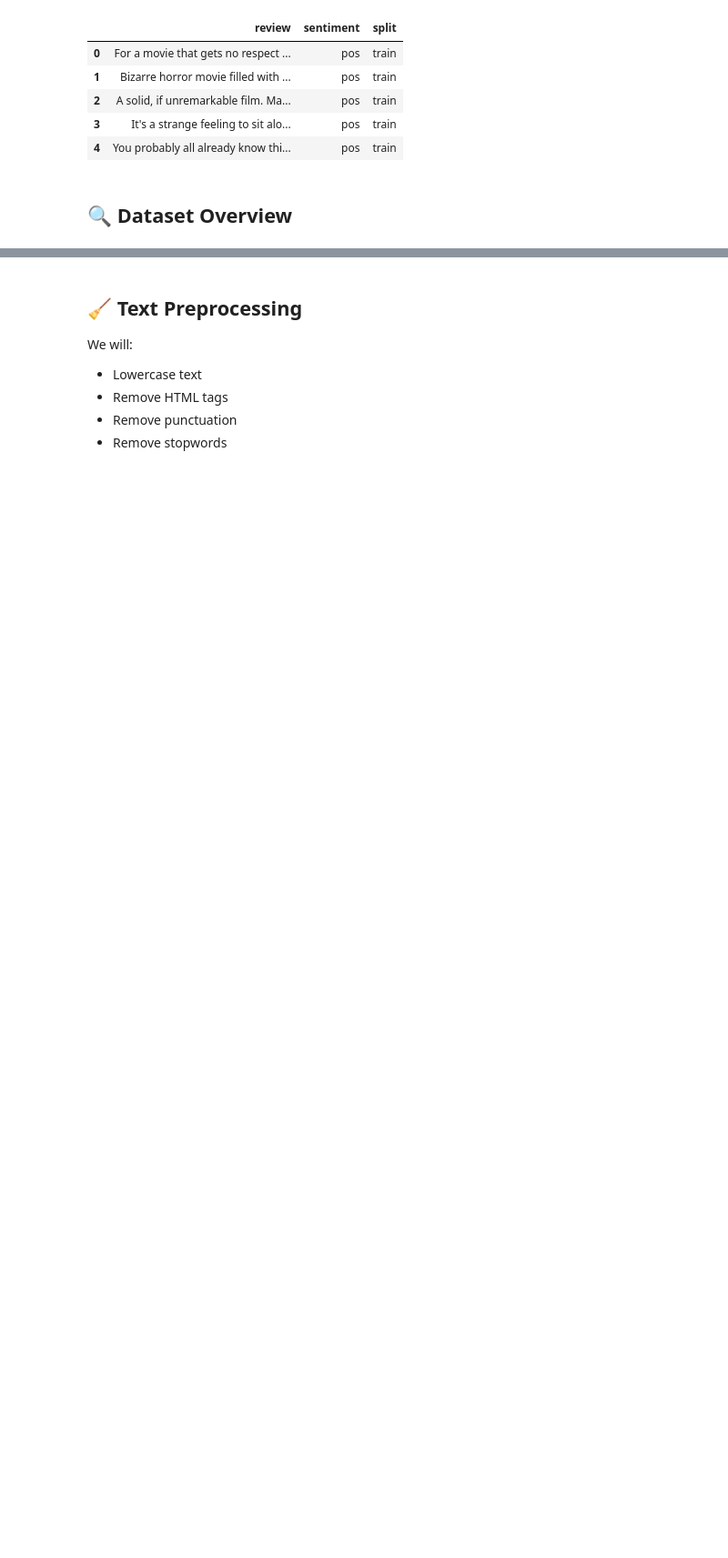
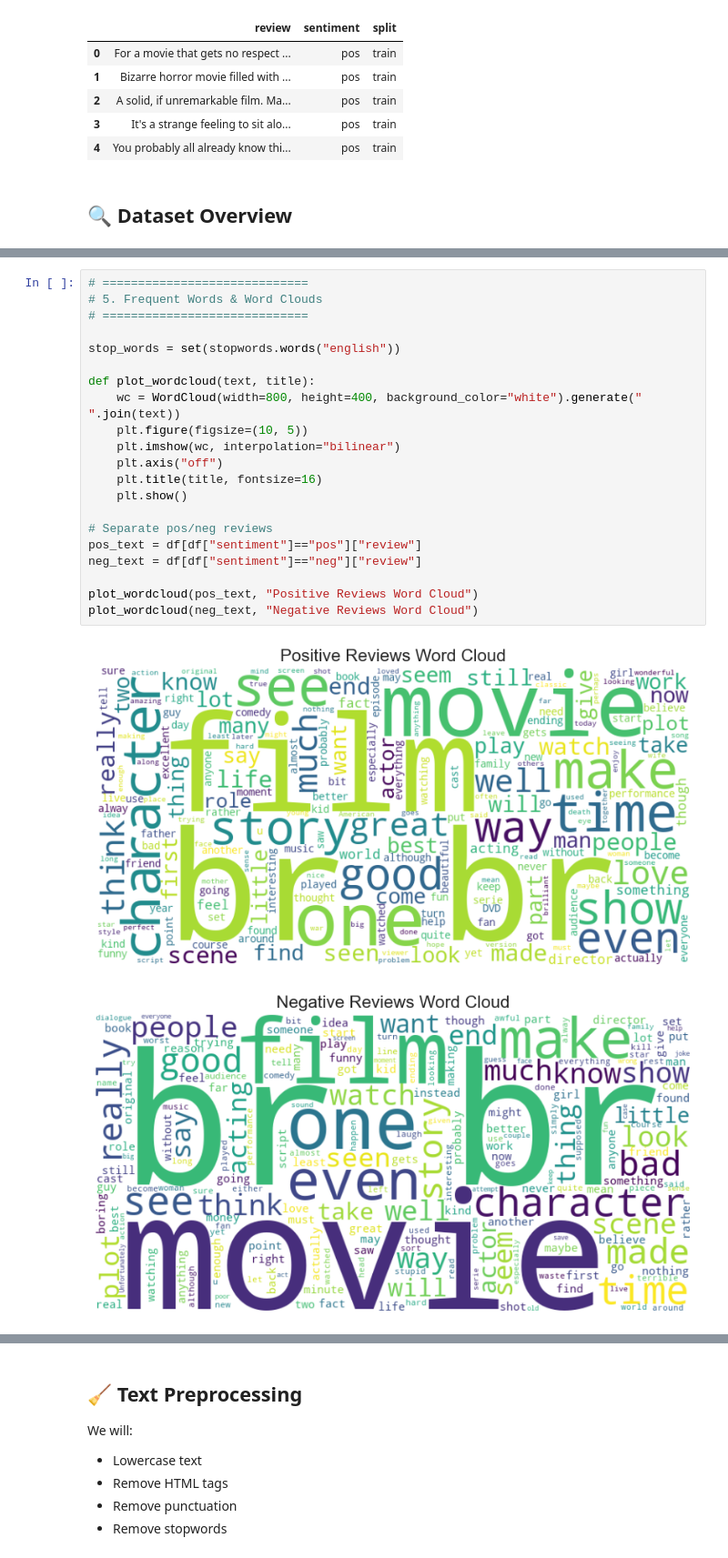
Before and after one commit to ravina029/Text_Classification_Project, a Jupyter notebook: notebooks/01_EDA_IMDB copy.ipynb, the cells around one changed output, grey strips where cells are left out. Shown at 91% size. Saved outputs shown, nothing was run; the diff lists cells and outputs as text; blank space fills up the shorter version.

```diff
--- a/notebooks/01_EDA_IMDB copy.ipynb
+++ b/notebooks/01_EDA_IMDB copy.ipynb
@@ -114,0 +152,24 @@ Name: count, dtype: int64
+# %%
+# =============================
+# 5. Frequent Words & Word Clouds
+# =============================
+
+stop_words = set(stopwords.words("english"))
+
+def plot_wordcloud(text, title):
+    wc = WordCloud(width=800, height=400, background_color="white").generate(" ".join(text))
+    plt.figure(figsize=(10, 5))
+    plt.imshow(wc, interpolation="bilinear")
+    plt.axis("off")
+    plt.title(title, fontsize=16)
+    plt.show()
+
+# Separate pos/neg reviews
+pos_text = df[df["sentiment"]=="pos"]["review"]
+neg_text = df[df["sentiment"]=="neg"]["review"]
+
+plot_wordcloud(pos_text, "Positive Reviews Word Cloud")
+plot_wordcloud(neg_text, "Negative Reviews Word Cloud")
+# %% [output]
+[figure, added]
+[figure, added]
```
Also changed, not shown: parts of 9 cells of this notebook.
